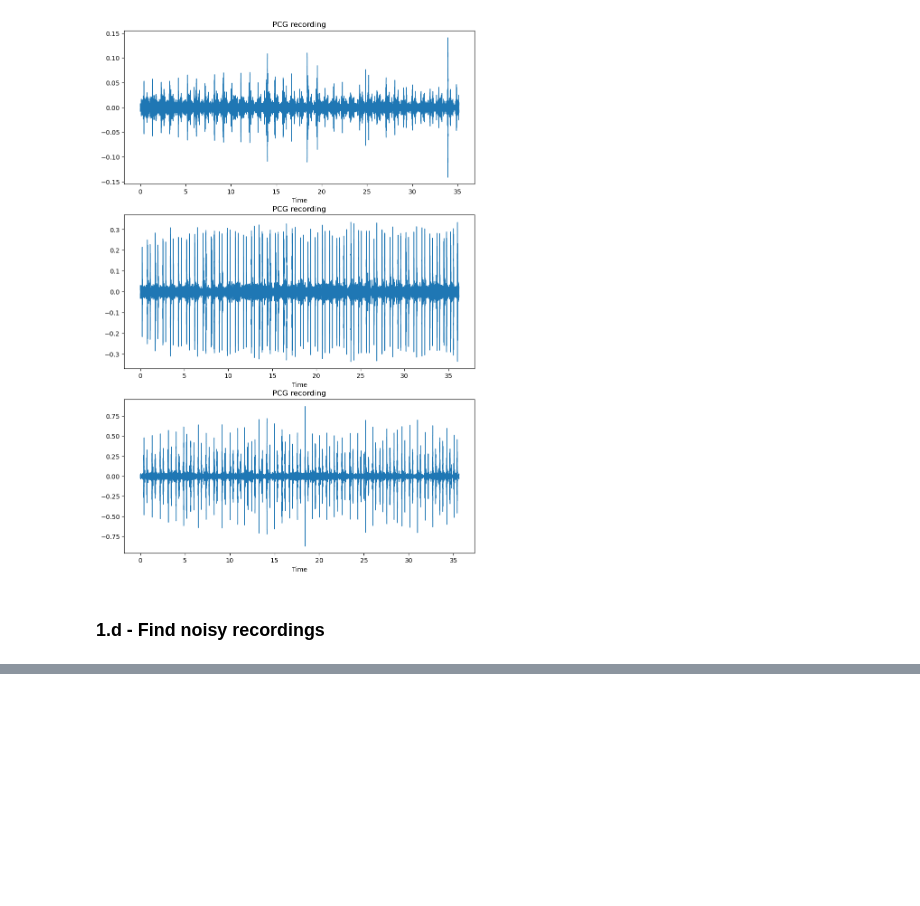
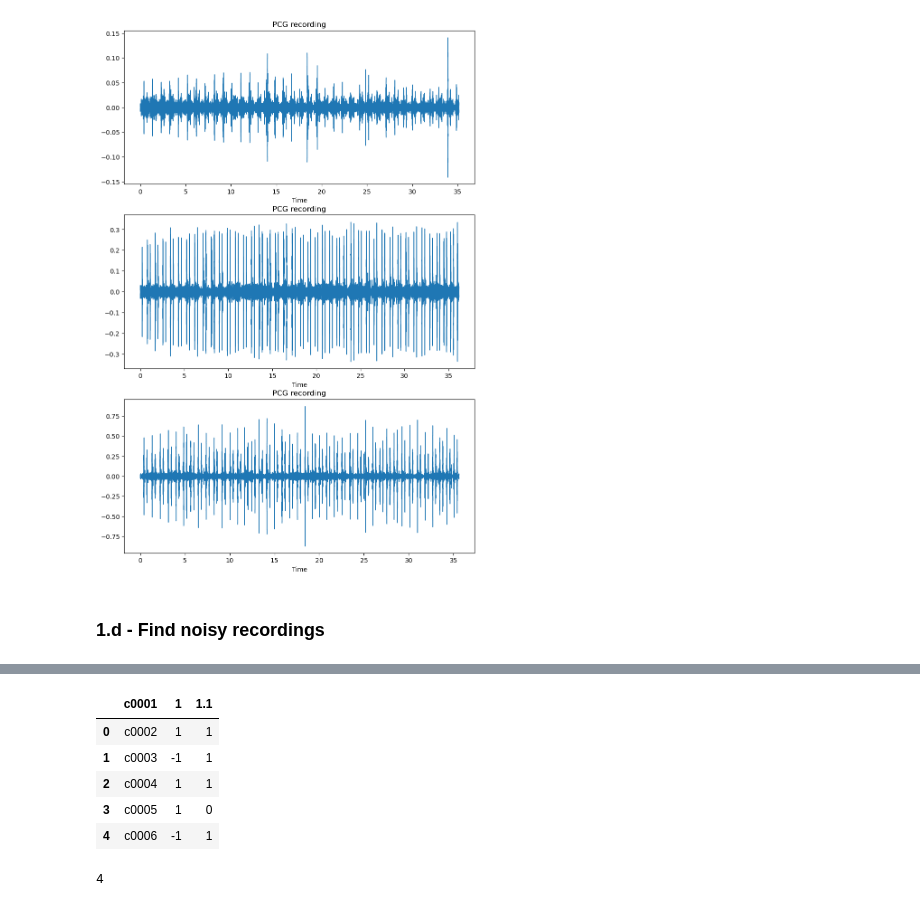
Before and after one commit to Rice-MECE-Capstone-Projects/Heart---Spring-2025, a Jupyter notebook: emmanuel-zerefa/physionet-exploration.ipynb, the cells around one changed output, grey strips where cells are left out. Drawn from its saved outputs; the diff is of its cells as text; code cells hidden in the pictures; blank space fills up the shorter version.

```diff
--- a/emmanuel-zerefa/physionet-exploration.ipynb
+++ b/emmanuel-zerefa/physionet-exploration.ipynb
@@ -302,0 +325,14 @@ noise_data_present.loc[(noise_data_present[respiration_str]>3)
+# %%
+training_c_sqi_data.head(5)
+# %% [output]
+|  | c0001 | 1 | 1.1 |
+| 0 | c0002 | 1 | 1 |
+| 1 | c0003 | -1 | 1 |
+| 2 | c0004 | 1 | 1 |
+| 3 | c0005 | 1 | 0 |
+| 4 | c0006 | -1 | 1 |
+# %%
+c_low_quality = np.sum(training_c_sqi_data['1.1']<1)
+c_low_quality
+# %% [output]
+4
```
Also changed, not shown: parts of 17 cells of this notebook, 1 other file.
